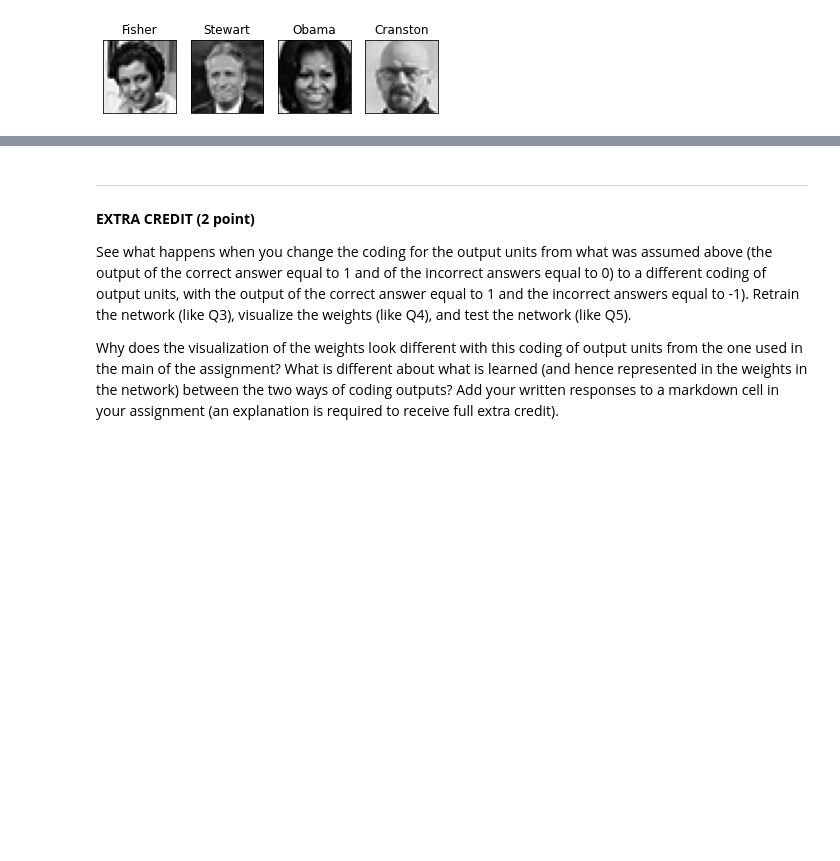
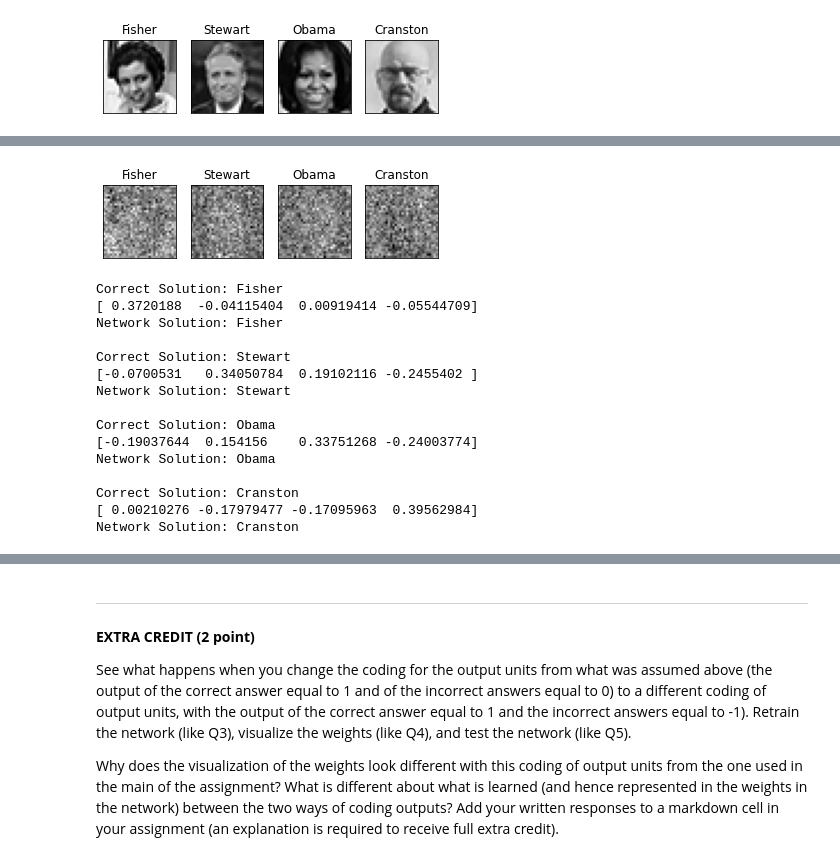
Before and after one commit to kdmalc/CompNeuro, a Jupyter notebook: 04_face_image_recognition/Homework4.ipynb, the cells around one changed output, grey strips where cells are left out. Drawn from its saved outputs; the diff is of its cells as text; code cells hidden in the pictures; blank space fills up the shorter version.

```diff
--- a/04_face_image_recognition/Homework4.ipynb
+++ b/04_face_image_recognition/Homework4.ipynb
@@ -395,2 +287,19 @@ for j in range(n_test2):
 # %% [output]
 [figure]
+# %%
+def verify_tests(n_faces, pats, W):
+    test_names = fnames
+    test_run = [0] * n_faces
+    winner = [0] * n_faces
+
+    for idx in range(pats.shape[0]):
+        face = pats[idx, :]
+        test_run[idx] = np.array(np.matmul(face,W))
+        winner[idx] = list(test_run[idx]).index(max(test_run[idx]))
+        winner[idx] = fnames[winner[idx]]
+        print(f"Correct Solution: {fnames[idx]}")
+        print(test_run[idx])
+        print(f"Network Solution: {winner[idx]}")
+        print("")
+
+verify_tests(n_faces, pats, W)
@@ -396,0 +322,46 @@ for j in range(n_test2):
+# %%
+# amount of noise, width (e.g. std) of the normal distribution of noise added
+noise_scale_test1 = 0.07
+# preallocate training pattern array
+test_pats1 = np.zeros([n_faces, flen]) #e.g. 4 x 1024
+
+idx = 0
+# create noisy training patterns
+# For each of the 500 variations, we will do the 4 faces we have
+for i in range(n_faces):
+    # normal noise with 0 mean and stdev of 1, multiplied by noise_scale (0.07 std)
+    unit_noise1 = r.randn(flen)*noise_scale_test1
+    # add face with noise to produce training data
+    test_pats1[idx, :] = pats[i, :] + unit_noise1
+    # normalize activation to unit length
+    test_pats1[idx, :] = test_pats1[idx, :] / np.linalg.norm(test_pats1[idx, :])
+    idx += 1
+
+# view the four faces
+for i in range(n_faces):
+    plt.subplot(1, 4, i+1)
+    plt.imshow(test_pats1[i].reshape(32,32), 'gray')
+    plt.tick_params(axis='both', which='both',
+                    bottom=False, top=False, labelbottom=False,
+                    right=False, left=False, labelleft=False)
+    plt.title(fnames[i])
+plt.show()
+
+verify_tests(n_faces, test_pats1, W)
+# %% [output]
+[figure, added]
+Correct Solution: Fisher
+[ 0.3720188  -0.04115404  0.00919414 -0.05544709]
+Network Solution: Fisher
+
+Correct Solution: Stewart
+[-0.0700531   0.34050784  0.19102116 -0.2455402 ]
+Network Solution: Stewart
+
+Correct Solution: Obama
+[-0.19037644  0.154156    0.33751268 -0.24003774]
+Network Solution: Obama
+
+Correct Solution: Cranston
+[ 0.00210276 -0.17979477 -0.17095963  0.39562984]
+Network Solution: Cranston
```
Also changed, not shown: parts of 20 cells of this notebook.
